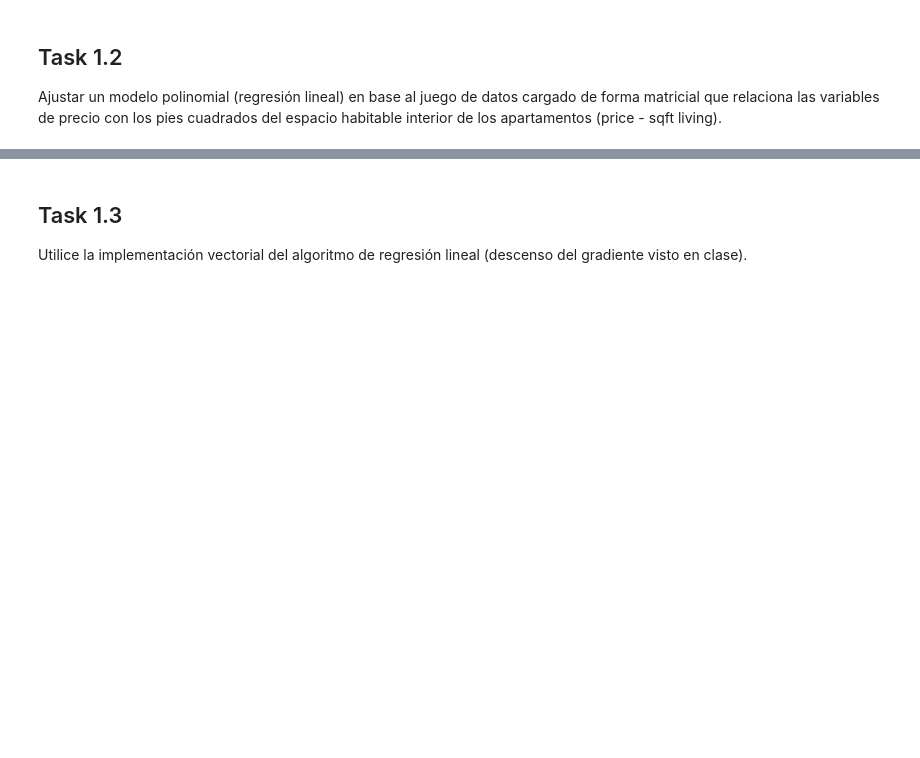
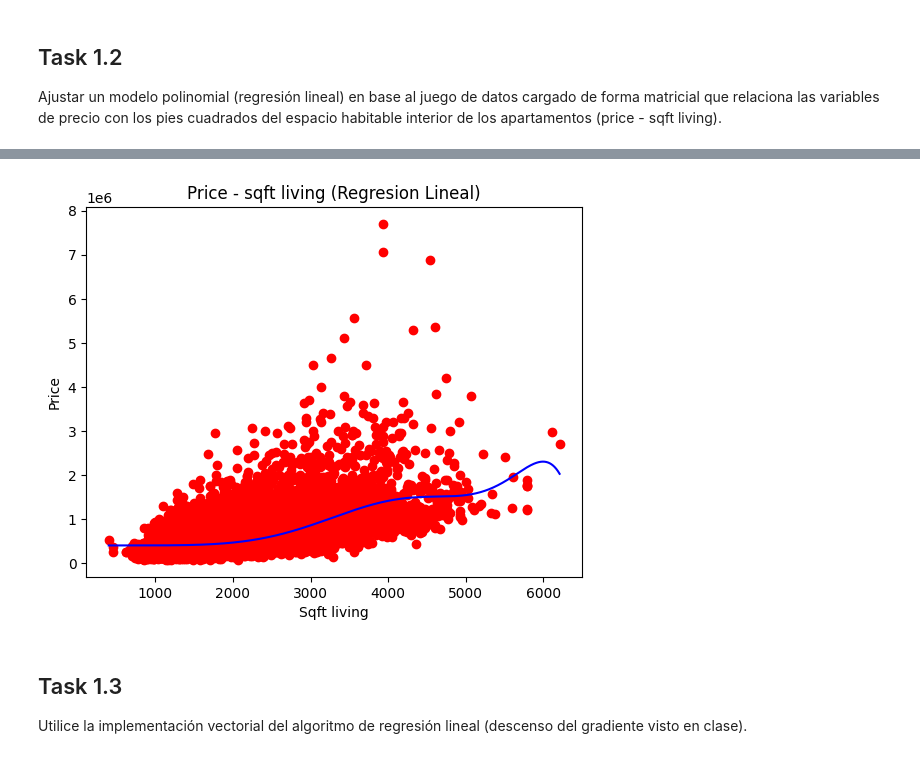
Before and after one commit to MaIsabelSolano/UVG_IA_Lab4, a Jupyter notebook: lab.ipynb, the cells around one changed output, grey strips where cells are left out. Drawn from its saved outputs; the diff is of its cells as text; code cells hidden in the pictures; blank space fills up the shorter version.

```diff
--- a/lab.ipynb
+++ b/lab.ipynb
@@ -33,3 +102,14 @@ las variables de precio con los pies cuadrados del espacio habitable interior de
+# %%
+X_malla = np.arange(min(X), max(X), 0.1)
+X_malla = X_malla.reshape((len(X_malla), 1))
+plt.scatter(X, y, color = 'red')
+plt.plot(X_malla, regresor_lin_2.predict(regresor_poli.fit_transform(X_malla)), color = 'blue')
+plt.title('Price - sqft living (Regresion Lineal)')
+plt.xlabel('Sqft living')
+plt.ylabel('Price')
+plt.show()
+# %% [output]
+[figure, added]
 # %% [markdown]
 ## Task 1.3
 Utilice la implementación vectorial del algoritmo de regresión lineal (descenso del gradiente visto en clase).
```
Also changed, not shown: parts of 6 cells of this notebook.
